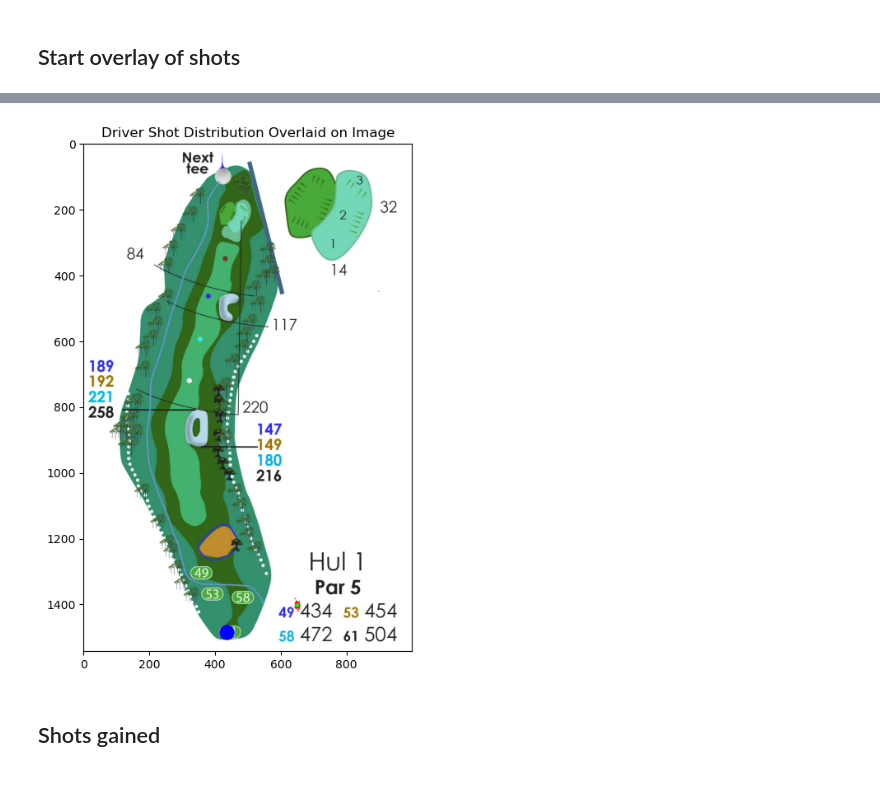
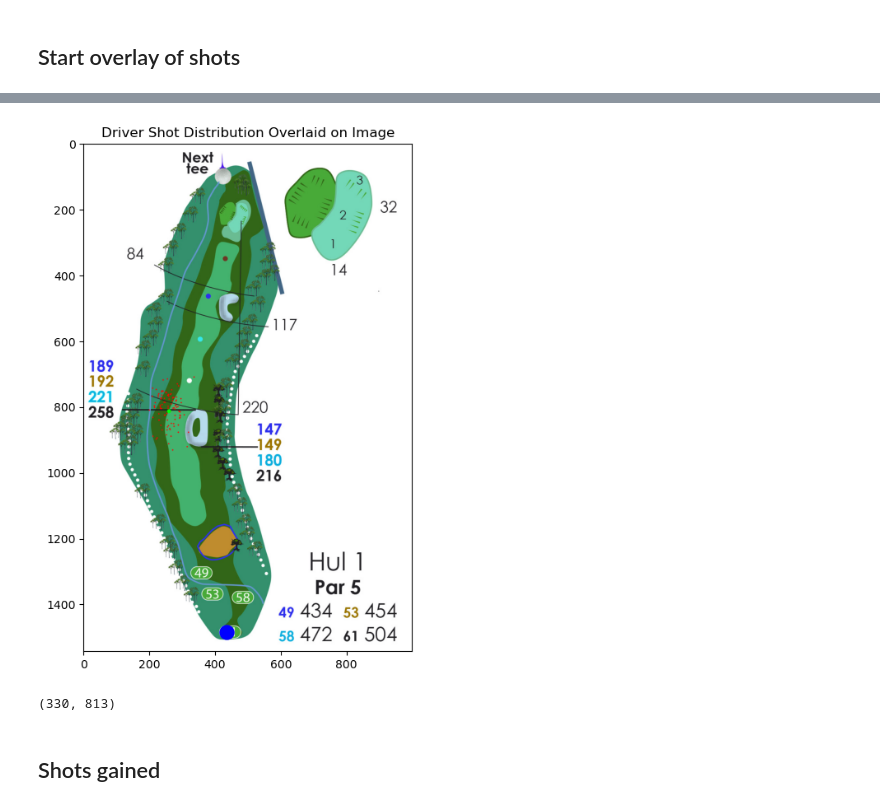
Before and after one commit to SimonMJ99/golf_engine, a Jupyter notebook: golf_engine_clust.ipynb, the cells around one changed output, grey strips where cells are left out. Drawn from its saved outputs; the diff is of its cells as text; code cells hidden in the pictures.

Commit message:
Add files via upload
bug with scale fixed

```diff
--- a/golf_engine_clust.ipynb
+++ b/golf_engine_clust.ipynb
@@ -258,16 +256,20 @@ def plot_shots_on_image(img, shots_px, aimpoint_px=None):
     plt.show()
 # %%
 
-aimpoint = get_aimpoint_at_distance(fairway_pixels, tee_pixel, scale, distance_m=250)
-driver_shots, new_aim = simulate_driver_shots(aimpoint, scale, 120, 0, n=1)
+aimpoint = get_aimpoint_at_distance(fairway_pixels, tee_pixel, 2.6, distance_m=258)
+driver_shots, new_aim = simulate_driver_shots(aimpoint, 2.6, 120, 0, n=1)
 if aimpoint:
-    driver_shots, new_aim = simulate_driver_shots(aimpoint, scale, 70, 0, n=100) #70 pix left of initial aim, 0 pix up/down of aimpoint
+    driver_shots, new_aim = simulate_driver_shots(aimpoint, 2.6, 70, 0, n=100) #70 pix left of initial aim, 0 pix up/down of aimpoint
     #print(driver_shots)
     plot_shots_on_image(hole_1, driver_shots, new_aim)
 else:
     print("Could not find a valid aimpoint.")
 # %% [output]
-[figure, old version]
+[figure, new version]
+# %%
+aimpoint
+# %% [output]
+(330, 813)
 # %% [markdown]
 ## Shots gained
 # %%
```
Also changed, not shown: parts of 5 cells of this notebook.
